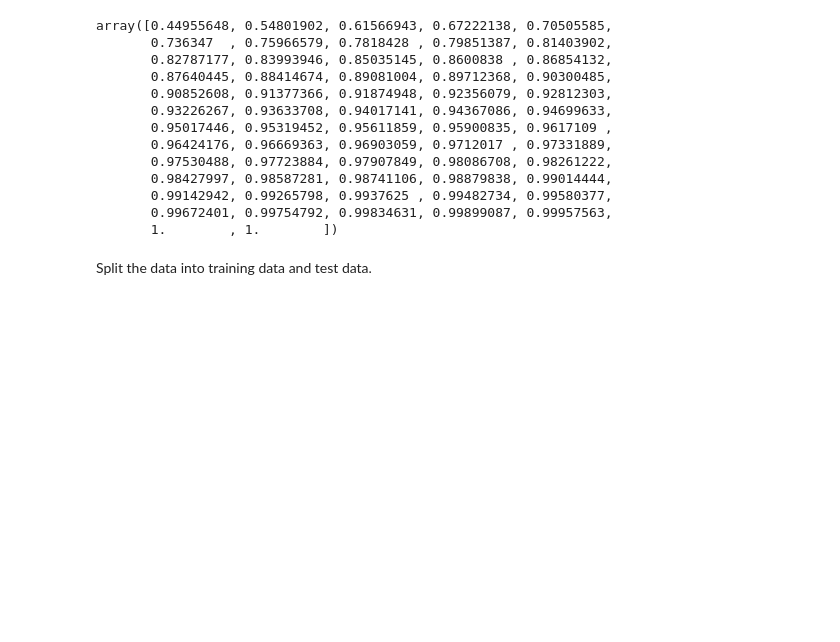
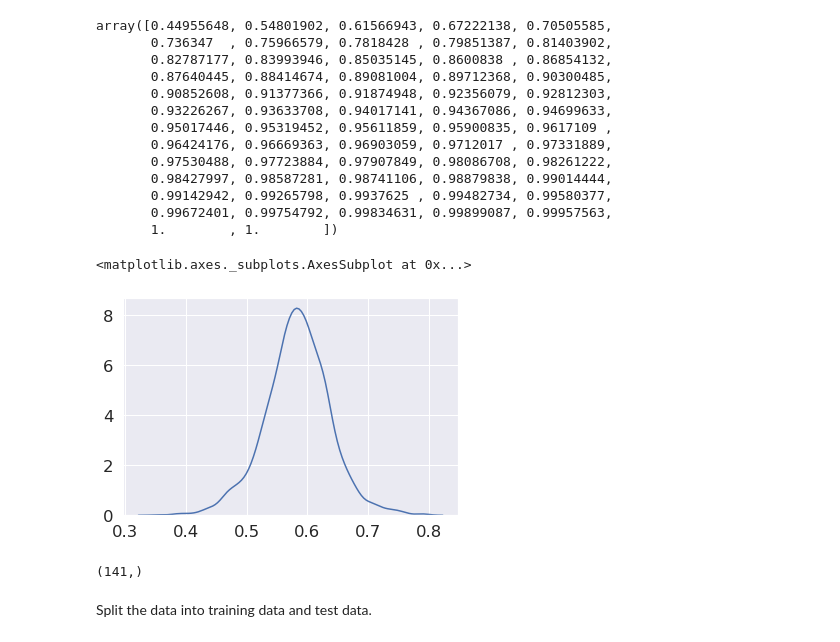
Before and after one commit to hanggun/DME-mini-project, a Jupyter notebook: DME_Group_Assignment.ipynb, the cells around one changed output. Drawn from its saved outputs; the diff is of its cells as text; code cells hidden in the pictures; blank space fills up the shorter version.

```diff
--- a/DME_Group_Assignment.ipynb
+++ b/DME_Group_Assignment.ipynb
@@ -206,0 +175,13 @@ array([0.44955648, 0.54801902, 0.61566943, 0.67222138, 0.70505585,
+# %%
+minmax = MinMaxScaler()
+colon_norm = minmax.fit_transform(colon)
+colon_org = 1 - colon_norm.copy()
+threshold = 0.5
+colon_norm[colon_norm >= threshold] = 1
+colon_norm[colon_norm < threshold] = 0
+# %%
+rate = np.sum(colon_norm == np.c_[colon_label], axis=0) / 62
+sns.kdeplot(rate)
+# %% [output]
+<matplotlib.axes._subplots.AxesSubplot at 0x...>
+[figure, added]
@@ -206,0 +197,4 @@ array([0.44955648, 0.54801902, 0.61566943, 0.67222138, 0.70505585,
+# %%
+np.array(auc_index).shape
+# %% [output]
+(141,)
```
Also changed, not shown: parts of 36 cells of this notebook.
